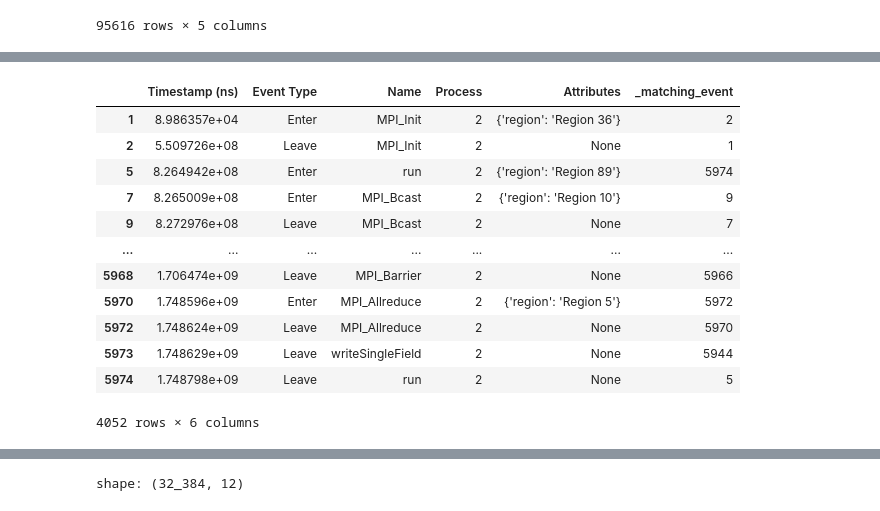
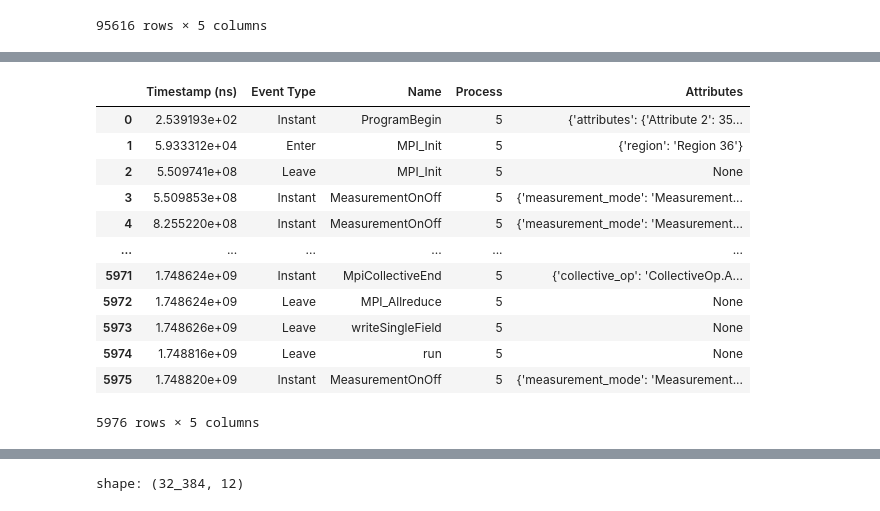
Before and after one commit to hpcgroup/pipit, a Jupyter notebook: docs/examples/dictTrace.ipynb, the cells around one changed output, grey strips where cells are left out. Saved outputs shown, nothing was run; the diff lists cells and outputs as text; code cells hidden in the pictures.

```diff
--- a/docs/examples/dictTrace.ipynb
+++ b/docs/examples/dictTrace.ipynb
@@ -41,18 +54,18 @@ dict_trace = pp.DictTrace(trace.events)
+# %%
+dict_trace.dfs[5].result()[1]
+# %% [output]
+|  | Timestamp (ns) | Event Type | Name | Process | Attributes |
+| 0 | 2.539193e+02 | Instant | ProgramBegin | 5 | {'attributes': {'Attribute 2': 35... |
+| 1 | 5.933312e+04 | Enter | MPI_Init | 5 | {'region': 'Region 36'} |
+| 2 | 5.509741e+08 | Leave | MPI_Init | 5 | None |
+| 3 | 5.509853e+08 | Instant | MeasurementOnOff | 5 | {'measurement_mode': 'Measurement... |
+| 4 | 8.255220e+08 | Instant | MeasurementOnOff | 5 | {'measurement_mode': 'Measurement... |
+| ... | ... | ... | ... | ... | ... |
+| 5971 | 1.748624e+09 | Instant | MpiCollectiveEnd | 5 | {'collective_op': 'CollectiveOp.A... |
+| 5972 | 1.748624e+09 | Leave | MPI_Allreduce | 5 | None |
+| 5973 | 1.748626e+09 | Leave | writeSingleField | 5 | None |
+| 5974 | 1.748816e+09 | Leave | run | 5 | None |
+| 5975 | 1.748820e+09 | Instant | MeasurementOnOff | 5 | {'measurement_mode': 'Measurement... |
+5976 rows × 5 columns
 # %%
 dict_trace._match_events()
-# %%
-dict_trace.dfs[2].query("`Event Type`.isin(['Enter', 'Leave'])")
-# %% [output]
-|  | Timestamp (ns) | Event Type | Name | Process | Attributes | _matching_event |
-| 1 | 8.986357e+04 | Enter | MPI_Init | 2 | {'region': 'Region 36'} | 2 |
-| 2 | 5.509726e+08 | Leave | MPI_Init | 2 | None | 1 |
-| 5 | 8.264942e+08 | Enter | run | 2 | {'region': 'Region 89'} | 5974 |
-| 7 | 8.265009e+08 | Enter | MPI_Bcast | 2 | {'region': 'Region 10'} | 9 |
-| 9 | 8.272976e+08 | Leave | MPI_Bcast | 2 | None | 7 |
-| ... | ... | ... | ... | ... | ... | ... |
-| 5968 | 1.706474e+09 | Leave | MPI_Barrier | 2 | None | 5966 |
-| 5970 | 1.748596e+09 | Enter | MPI_Allreduce | 2 | {'region': 'Region 5'} | 5972 |
-| 5972 | 1.748624e+09 | Leave | MPI_Allreduce | 2 | None | 5970 |
-| 5973 | 1.748629e+09 | Leave | writeSingleField | 2 | None | 5944 |
-| 5974 | 1.748798e+09 | Leave | run | 2 | None | 5 |
-4052 rows × 6 columns
```
Also changed, not shown: parts of 8 cells of this notebook, 1 other file.
